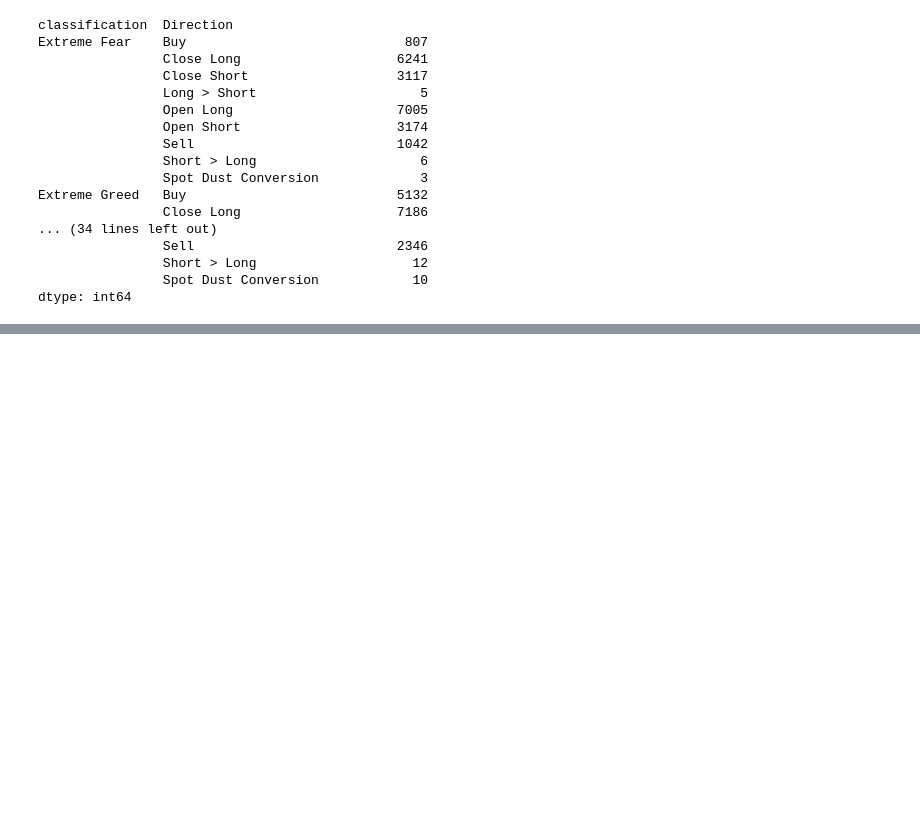
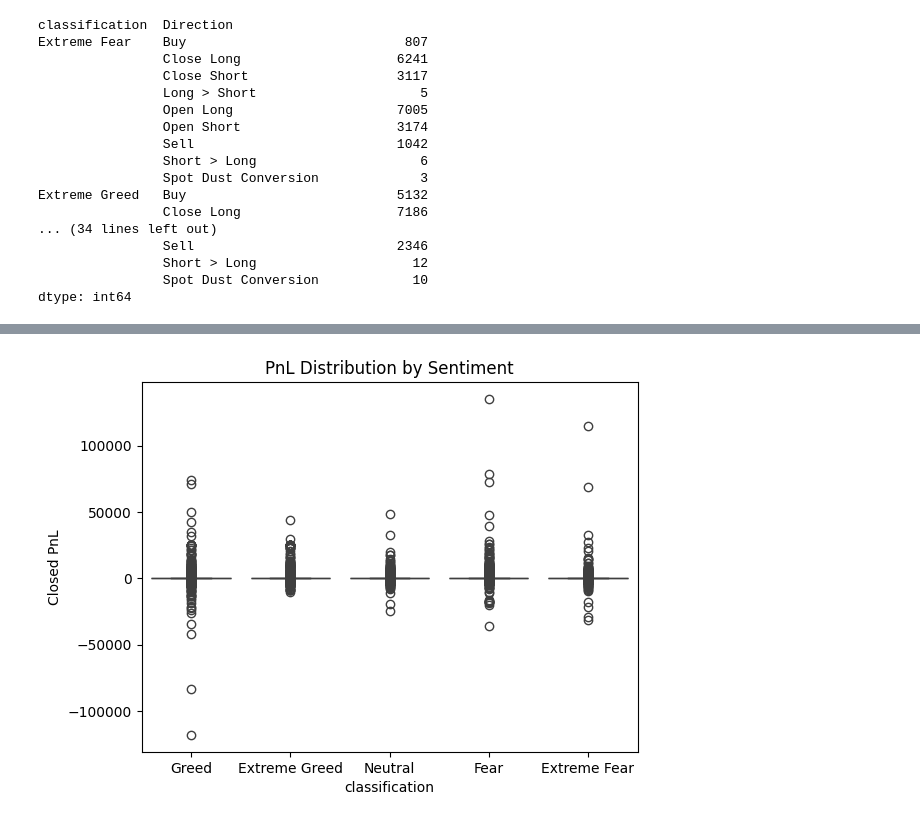
Before and after one commit to DishaGhosh01/Trader_Sentiment_Analysis, a Jupyter notebook: notebooks/analysis.ipynb, the cells around one changed output, grey strips where cells are left out. Saved outputs shown, nothing was run; the diff lists cells and outputs as text; code cells hidden in the pictures; blank space fills up the shorter version.

```diff
--- a/notebooks/analysis.ipynb
+++ b/notebooks/analysis.ipynb
@@ -171,0 +196,2 @@ dtype: int64
+# %%
+merged=merged.drop_duplicates()
@@ -171,0 +234,11 @@ dtype: int64
+# %%
+sns.boxplot(
+    x='classification',
+    y='Closed PnL',
+    data=merged
+)
+
+plt.title("PnL Distribution by Sentiment")
+plt.show()
+# %% [output]
+[figure, added]
```
Also changed, not shown: parts of 13 cells of this notebook.
